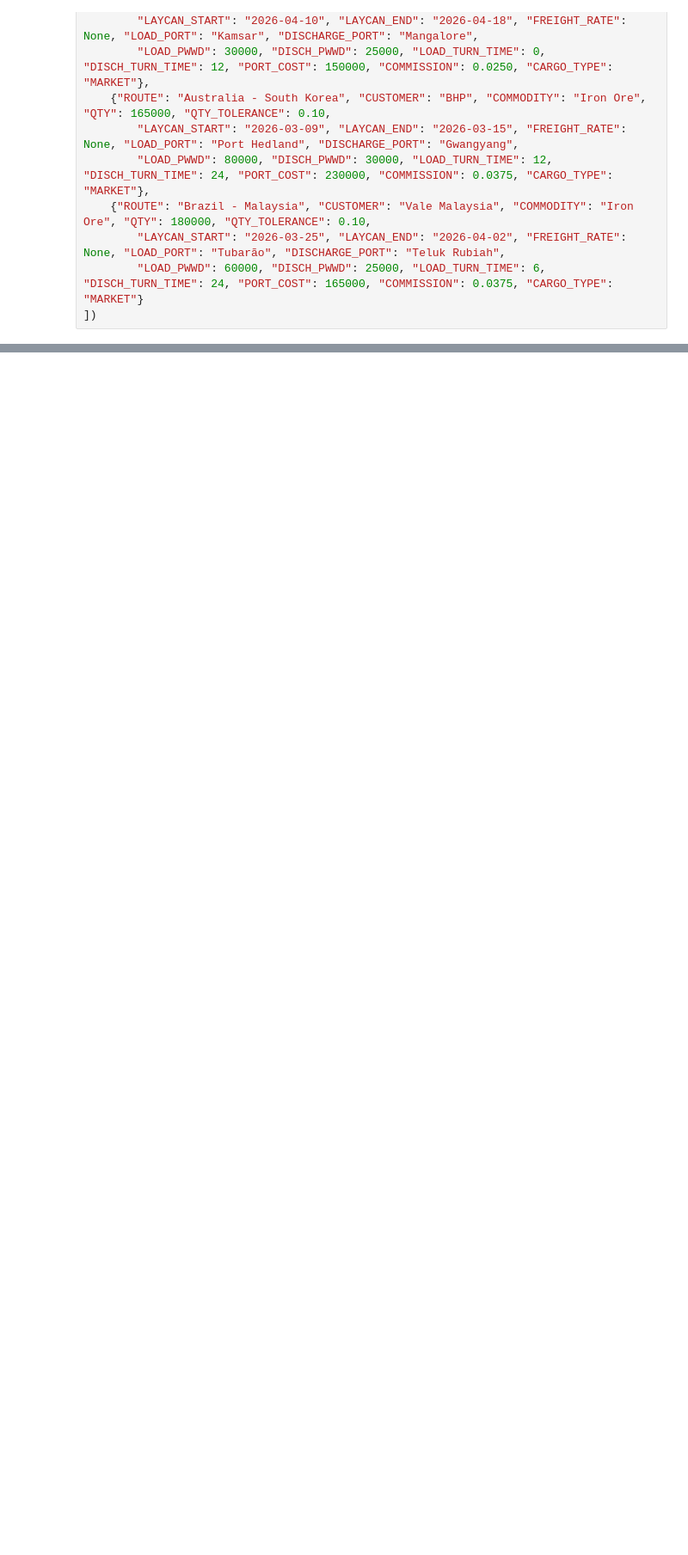
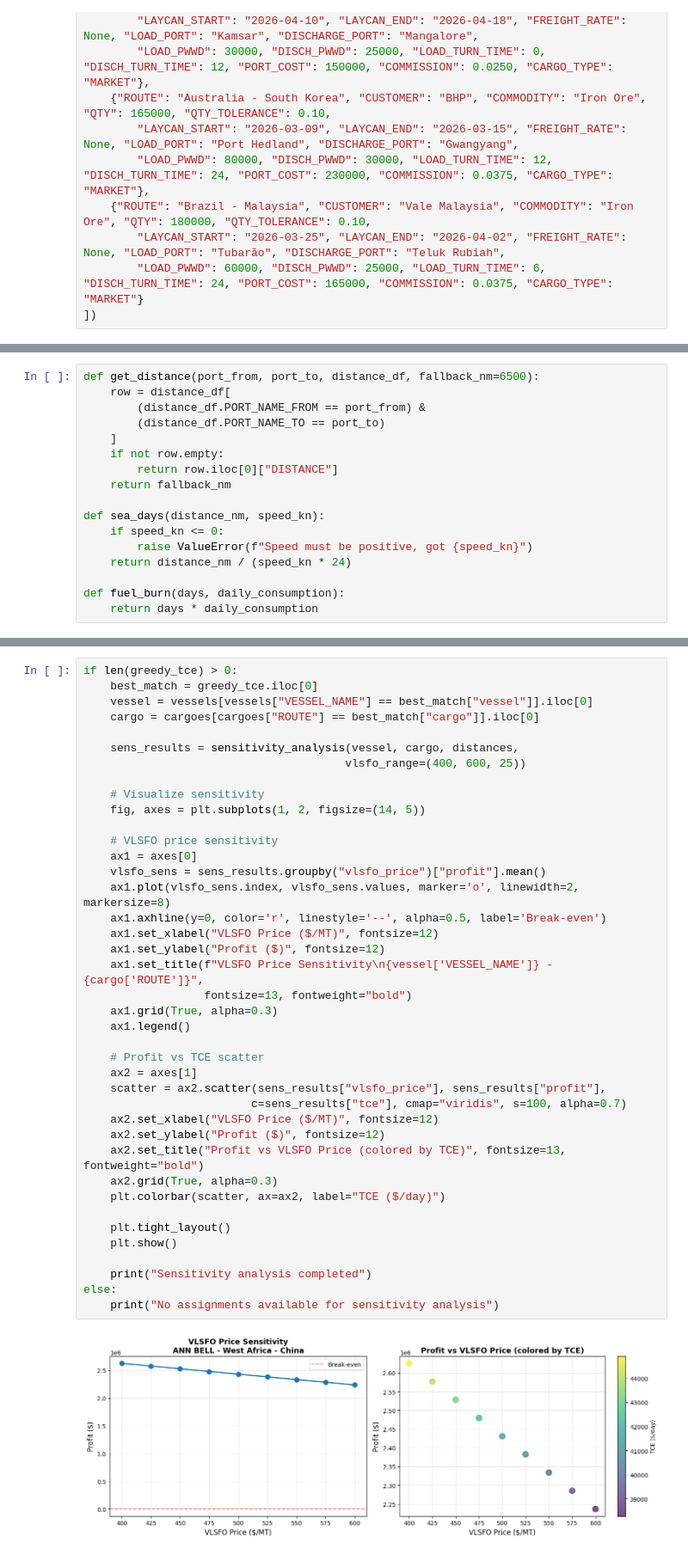
Before and after one commit to MuskanDhamuria/Datathon26, a Jupyter notebook: cargill-datathon-2026/notebooks/main.ipynb, the cells around one changed output, grey strips where cells are left out. Shown at 86% size. Drawn from its saved outputs; the diff is of its cells as text; blank space fills up the shorter version.

```diff
--- a/cargill-datathon-2026/notebooks/main.ipynb
+++ b/cargill-datathon-2026/notebooks/main.ipynb
@@ -534,0 +527,17 @@ NameError: name 'market_cargoes' is not defined
+# %%
+def get_distance(port_from, port_to, distance_df, fallback_nm=6500):
+    row = distance_df[
+        (distance_df.PORT_NAME_FROM == port_from) &
+        (distance_df.PORT_NAME_TO == port_to)
+    ]
+    if not row.empty:
+        return row.iloc[0]["DISTANCE"]
+    return fallback_nm
+
+def sea_days(distance_nm, speed_kn):
+    if speed_kn <= 0:
+        raise ValueError(f"Speed must be positive, got {speed_kn}")
+    return distance_nm / (speed_kn * 24)
+
+def fuel_burn(days, daily_consumption):
+    return days * daily_consumption
@@ -534,0 +1310,42 @@ NameError: name 'market_cargoes' is not defined
+# %%
+if len(greedy_tce) > 0:
+    best_match = greedy_tce.iloc[0]
+    vessel = vessels[vessels["VESSEL_NAME"] == best_match["vessel"]].iloc[0]
+    cargo = cargoes[cargoes["ROUTE"] == best_match["cargo"]].iloc[0]
+
+    sens_results = sensitivity_analysis(vessel, cargo, distances,
+                                       vlsfo_range=(400, 600, 25))
+
+    # Visualize sensitivity
+    fig, axes = plt.subplots(1, 2, figsize=(14, 5))
+
+    # VLSFO price sensitivity
+    ax1 = axes[0]
+    vlsfo_sens = sens_results.groupby("vlsfo_price")["profit"].mean()
+    ax1.plot(vlsfo_sens.index, vlsfo_sens.values, marker='o', linewidth=2, markersize=8)
+    ax1.axhline(y=0, color='r', linestyle='--', alpha=0.5, label='Break-even')
+    ax1.set_xlabel("VLSFO Price ($/MT)", fontsize=12)
+    ax1.set_ylabel("Profit ($)", fontsize=12)
+    ax1.set_title(f"VLSFO Price Sensitivity\n{vessel['VESSEL_NAME']} - {cargo['ROUTE']}",
+                  fontsize=13, fontweight="bold")
+    ax1.grid(True, alpha=0.3)
+    ax1.legend()
+
+    # Profit vs TCE scatter
+    ax2 = axes[1]
+    scatter = ax2.scatter(sens_results["vlsfo_price"], sens_results["profit"],
+                         c=sens_results["tce"], cmap="viridis", s=100, alpha=0.7)
+    ax2.set_xlabel("VLSFO Price ($/MT)", fontsize=12)
+    ax2.set_ylabel("Profit ($)", fontsize=12)
+    ax2.set_title("Profit vs VLSFO Price (colored by TCE)", fontsize=13, fontweight="bold")
+    ax2.grid(True, alpha=0.3)
+    plt.colorbar(scatter, ax=ax2, label="TCE ($/day)")
+
+    plt.tight_layout()
+    plt.show()
+
+    print("Sensitivity analysis completed")
+else:
+    print("No assignments available for sensitivity analysis")
+# %% [output]
+[figure, added]
```
Also changed, not shown: parts of 40 cells of this notebook, 3 other files.
